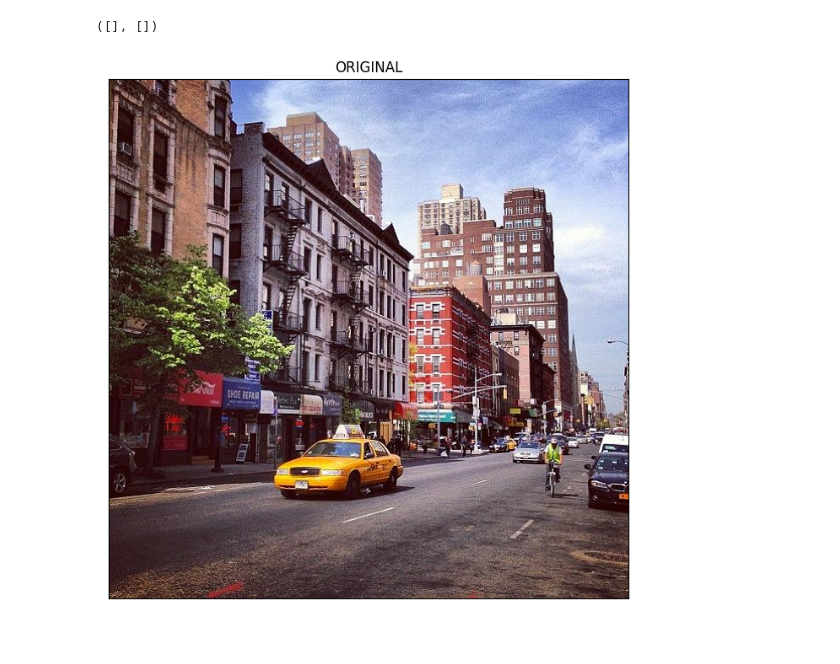
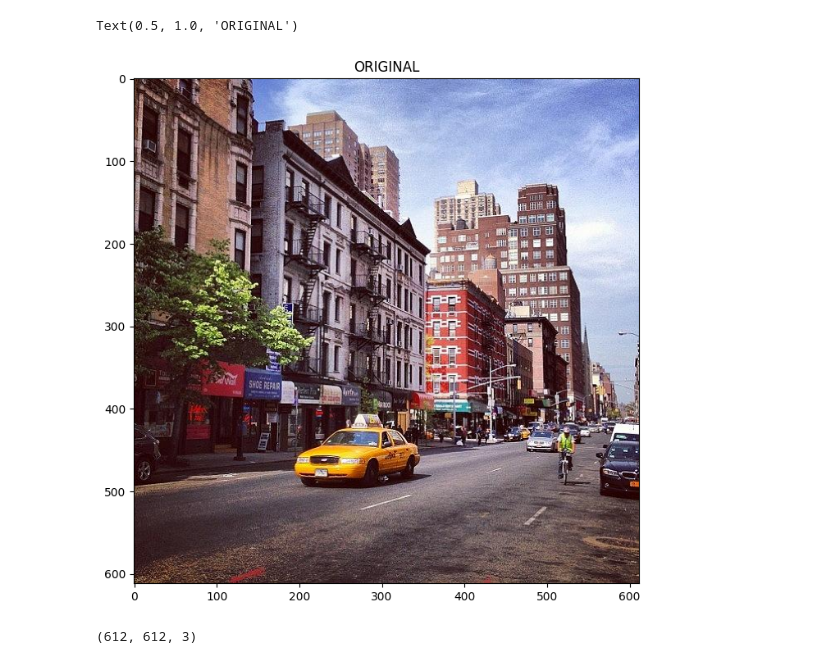
Before and after one commit to JesperIsacson/Embedded_A1, a Jupyter notebook: A1.ipynb, the cells around one changed output. Drawn from its saved outputs; the diff is of its cells as text; code cells hidden in the pictures.

```diff
--- a/A1.ipynb
+++ b/A1.ipynb
@@ -5,11 +5,13 @@ import matplotlib.pyplot as plt
 # %%
 img = cv.imread(cv.samples.findFile("./taxiandbike.jpg"))
 
 plt.figure(figsize=(8,8))
 plt.imshow(img[:,:,::-1])
 plt.title("ORIGINAL")
-plt.xticks([])
-plt.yticks([])
 # %% [output]
-([], [])
+Text(0.5, 1.0, 'ORIGINAL')
-[figure, old version]
+[figure, new version]
+# %%
+img.shape
+# %% [output]
+(612, 612, 3)
```
Also changed, not shown: parts of 6 cells of this notebook, 2 other files.
